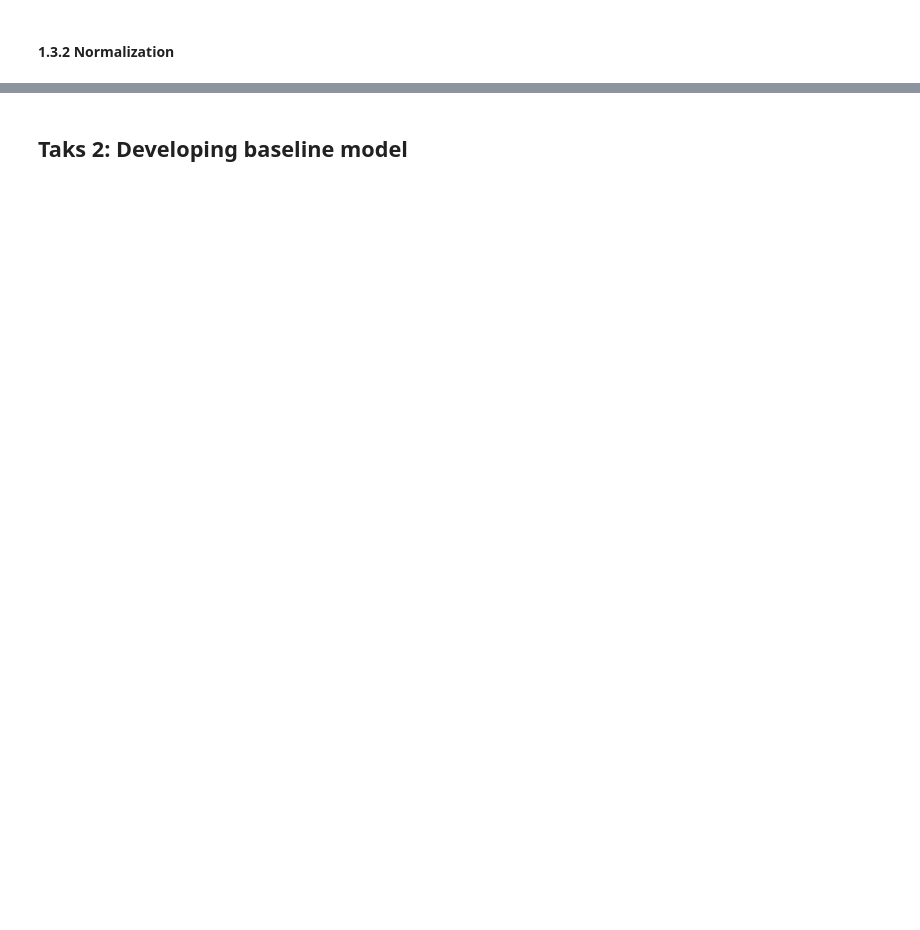
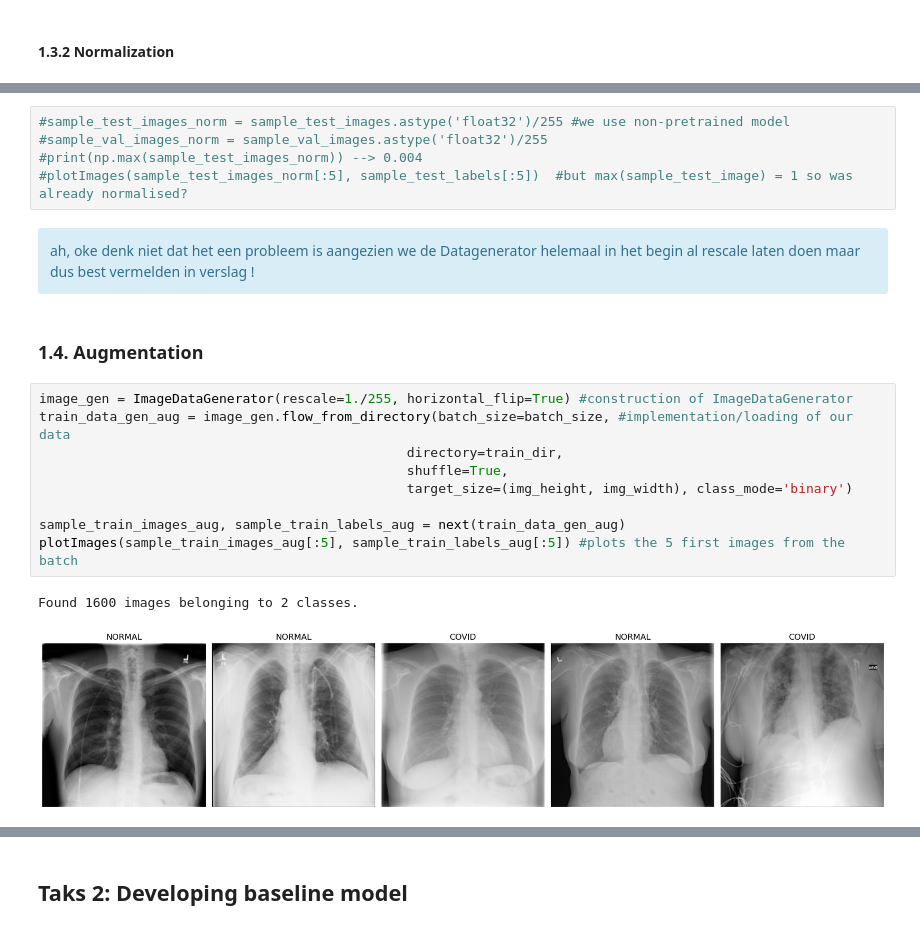
Before and after one commit to rogoemin/projectAI, a Jupyter notebook: projectAI(1).ipynb, the cells around one changed output, grey strips where cells are left out. Drawn from its saved outputs; the diff is of its cells as text; blank space fills up the shorter version.

```diff
--- a/projectAI(1).ipynb
+++ b/projectAI(1).ipynb
@@ -502,0 +517,23 @@ Global Pixel Std Dev: 0.2359
+# %%
+#sample_test_images_norm = sample_test_images.astype('float32')/255 #we use non-pretrained model
+#sample_val_images_norm = sample_val_images.astype('float32')/255
+#print(np.max(sample_test_images_norm)) --> 0.004
+#plotImages(sample_test_images_norm[:5], sample_test_labels[:5])  #but max(sample_test_image) = 1 so was already normalised?
+# %% [markdown]
+<div class="alert alert-block alert-info">
+ah, oke denk niet dat het een probleem is aangezien we de Datagenerator helemaal in het begin al rescale laten doen
+maar dus best vermelden in verslag !
+# %% [markdown]
+### 1.4. Augmentation
+# %%
+image_gen = ImageDataGenerator(rescale=1./255, horizontal_flip=True) #construction of ImageDataGenerator
+train_data_gen_aug = image_gen.flow_from_directory(batch_size=batch_size, #implementation/loading of our data
+                                               directory=train_dir,
+                                               shuffle=True,
+                                               target_size=(img_height, img_width), class_mode='binary')
+
+sample_train_images_aug, sample_train_labels_aug = next(train_data_gen_aug)
+plotImages(sample_train_images_aug[:5], sample_train_labels_aug[:5]) #plots the 5 first images from the batch
+# %% [output]
+Found 1600 images belonging to 2 classes.
+[figure, added]
```
Also changed, not shown: parts of 20 cells of this notebook.
